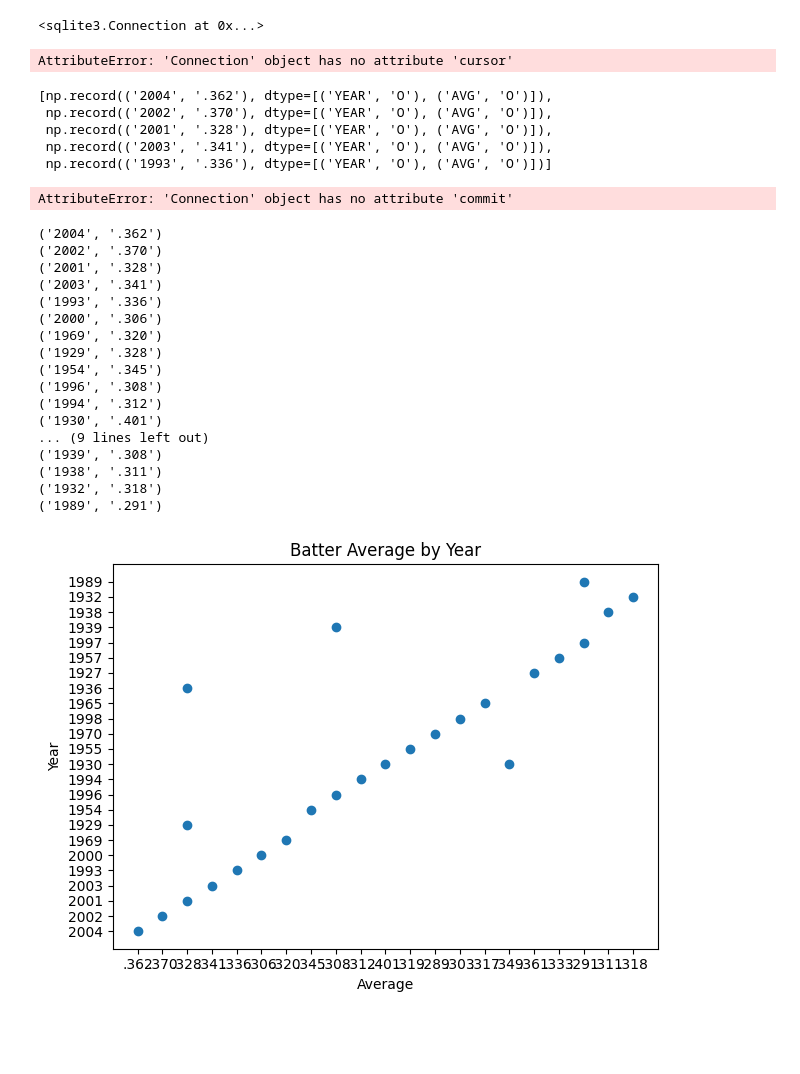
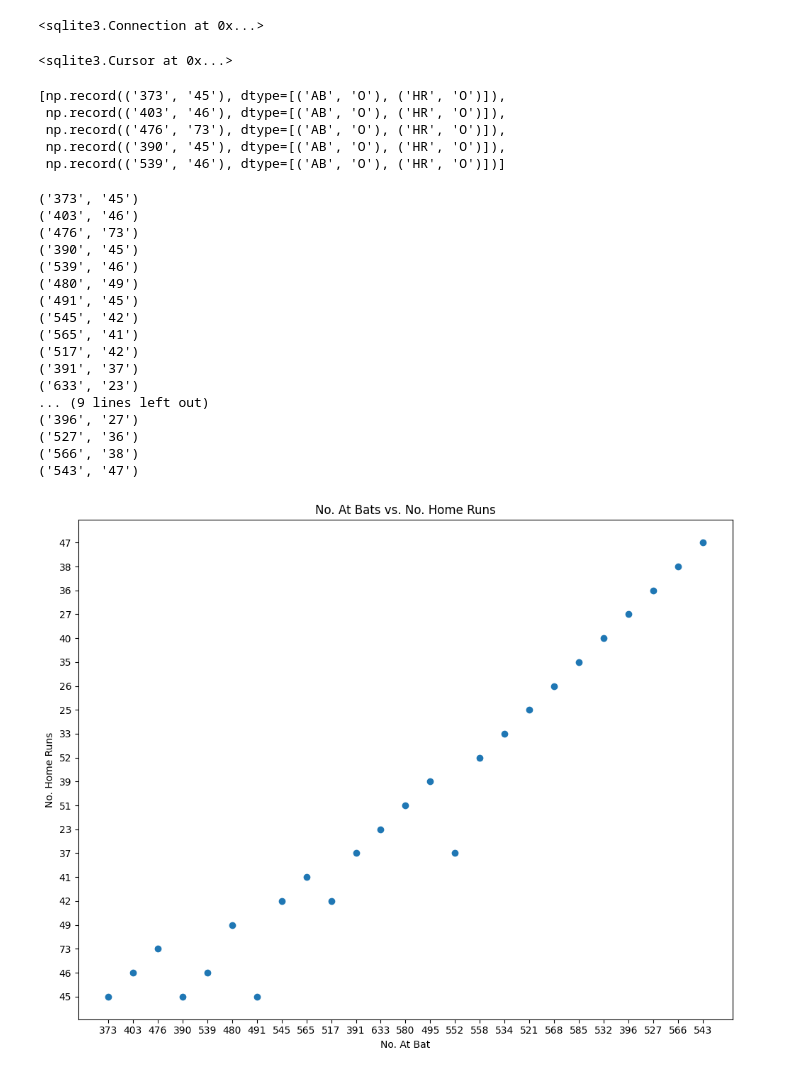
Before and after one commit to 4GeeksAcademy/helloklow-web-scraping-project-tutorial, a Jupyter notebook: src/explore.ipynb, the cells around one changed output. Saved outputs shown, nothing was run; the diff lists cells and outputs as text; code cells hidden in the pictures; blank space fills up the shorter version.

```diff
--- a/src/explore.ipynb
+++ b/src/explore.ipynb
@@ -193,7 +194,6 @@ df.head()
 | 4 | B Bonds | 1993 | SF | 159 | 539 | 129 | 181 | 38 | 4 | 46 | 123 | ... |
 # %%
 # Step 4: Process the DataFrame (cont)
-
-avg_yr = df[["YEAR", "AVG"]]
-avg_yr.head()
+ab_ops = df[["AB", "HR"]]
+ab_ops.head()
 # %% [output]
@@ -213,64 +213,59 @@ connection
 <sqlite3.Connection at 0x...>
 # %%
 # Step 5: Store the data in sqlite (cont)
-
 cursor = connection.cursor()
-cursor.execute("""CREATE TABLE avg_yr (Year, Avg)""")
+cursor.execute("""CREATE TABLE ab_hr (AB, HR)""")
 # %% [output]
-AttributeError: 'Connection' object has no attribute 'cursor'
+<sqlite3.Cursor at 0x...>
 # %%
 # Step 5: Store the data in sqlite (cont)
-
-avg_yr_tuples = list(avg_yr.to_records(index = False))
-avg_yr_tuples[:5]
+ab_hr_tuples = list(ab_ops.to_records(index = False))
+ab_hr_tuples[:5]
 # %% [output]
-[np.record(('2004', '.362'), dtype=[('YEAR', 'O'), ('AVG', 'O')]),
- np.record(('2002', '.370'), dtype=[('YEAR', 'O'), ('AVG', 'O')]),
- np.record(('2001', '.328'), dtype=[('YEAR', 'O'), ('AVG', 'O')]),
- np.record(('2003', '.341'), dtype=[('YEAR', 'O'), ('AVG', 'O')]),
- np.record(('1993', '.336'), dtype=[('YEAR', 'O'), ('AVG', 'O')])]
+[np.record(('373', '45'), dtype=[('AB', 'O'), ('HR', 'O')]),
+ np.record(('403', '46'), dtype=[('AB', 'O'), ('HR', 'O')]),
+ np.record(('476', '73'), dtype=[('AB', 'O'), ('HR', 'O')]),
+ np.record(('390', '45'), dtype=[('AB', 'O'), ('HR', 'O')]),
+ np.record(('539', '46'), dtype=[('AB', 'O'), ('HR', 'O')])]
 # %%
 # Step 5: Store the data in sqlite (cont)
-
-cursor.executemany("INSERT INTO avg_yr VALUES (?,?)", avg_yr_tuples)
+cursor.executemany("INSERT INTO ab_hr VALUES (?,?)", ab_hr_tuples)
 connection.commit()
-# %% [output]
-AttributeError: 'Connection' object has no attribute 'commit'
 # %%
 # Step 5: Store the data in sqlite (cont)
 
 # Check the data from the database
-for row in cursor.execute("SELECT * FROM avg_yr"):
+for row in cursor.execute("SELECT * FROM ab_hr"):
     print(row)
 # %% [output]
-('2004', '.362')
-('2002', '.370')
-('2001', '.328')
-('2003', '.341')
-('1993', '.336')
-('2000', '.306')
-('1969', '.320')
-('1929', '.328')
-('1954', '.345')
-('1996', '.308')
-('1994', '.312')
-('1930', '.401')
+('373', '45')
+('403', '46')
+('476', '73')
+('390', '45')
+('539', '46')
+('480', '49')
+('491', '45')
+('545', '42')
+('565', '41')
+('517', '42')
+('391', '37')
+('633', '23')
 ... (9 lines left out)
-('1939', '.308')
-('1938', '.311')
-('1932', '.318')
-('1989', '.291')
+('396', '27')
+('527', '36')
+('566', '38')
+('543', '47')
 # %%
 # Step 6: Visualize the data
-
-x = avg_yr.AVG
-y = avg_yr.YEAR
+x = ab_ops.AB
+y = ab_ops.HR
+plt.rcParams['figure.figsize'] = [10, 8]
 fig, ax = plt.subplots()
 ax.scatter(x, y)
-plt.xlabel("Average")
-plt.ylabel("Year")
-plt.title("Batter Average by Year")
+plt.xlabel("No. At Bat")
+plt.ylabel("No. Home Runs")
+plt.title("No. At Bats vs. No. Home Runs")
 
 plt.tight_layout()
 # %% [output]
-[figure, old version]
+[figure, new version]
```
Also changed, not shown: parts of 4 cells of this notebook, 3 other files.
